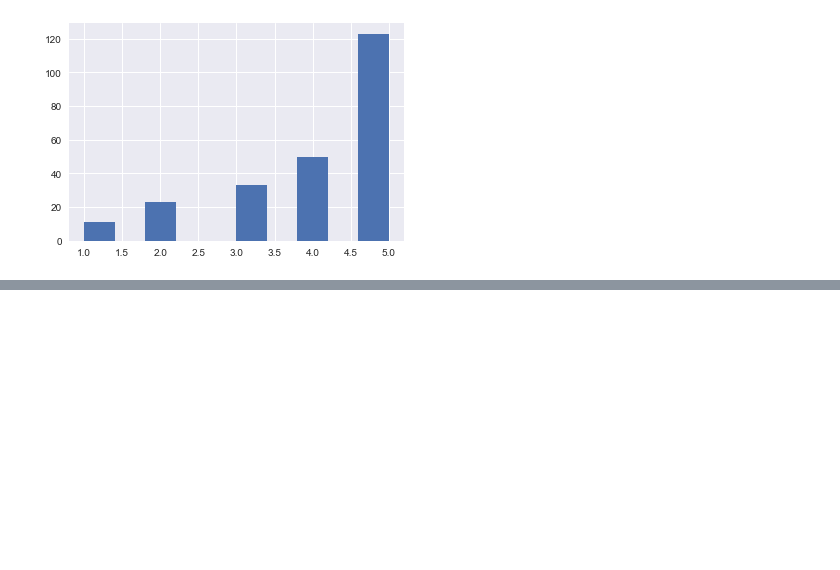
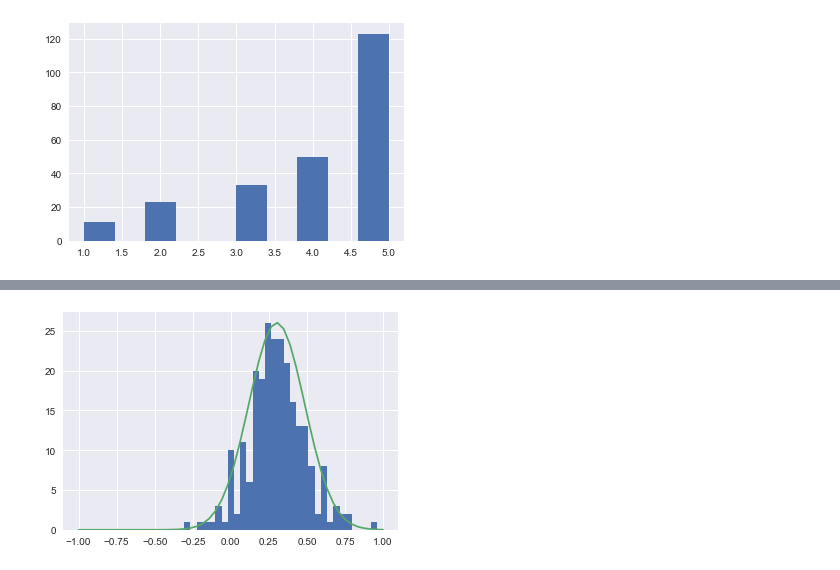
Before and after one commit to JunanQu/YELP-, a Jupyter notebook: 2950_final-2.ipynb, the cells around one changed output, grey strips where cells are left out. Cells and saved outputs as stored; diff of their text form; code cells hidden in the pictures; blank space fills up the shorter version.

```diff
--- a/2950_final-2.ipynb
+++ b/2950_final-2.ipynb
@@ -162,0 +236,2 @@ plt.show()
+# %%
+yelp_sent = np.array([float(i) for i in yelp_data['Sentiment']])
@@ -162,0 +246,7 @@ plt.show()
+# %%
+x_1 = np.linspace(-1, 1)
+plt.hist(yelp_sent, bins=np.linspace(-1,1))
+plt.plot(x_1, 12*normal(x_1, 0.3016, 0.1838799))
+plt.show()
+# %% [output]
+[figure, added]
```
Also changed, not shown: parts of 26 cells of this notebook.
